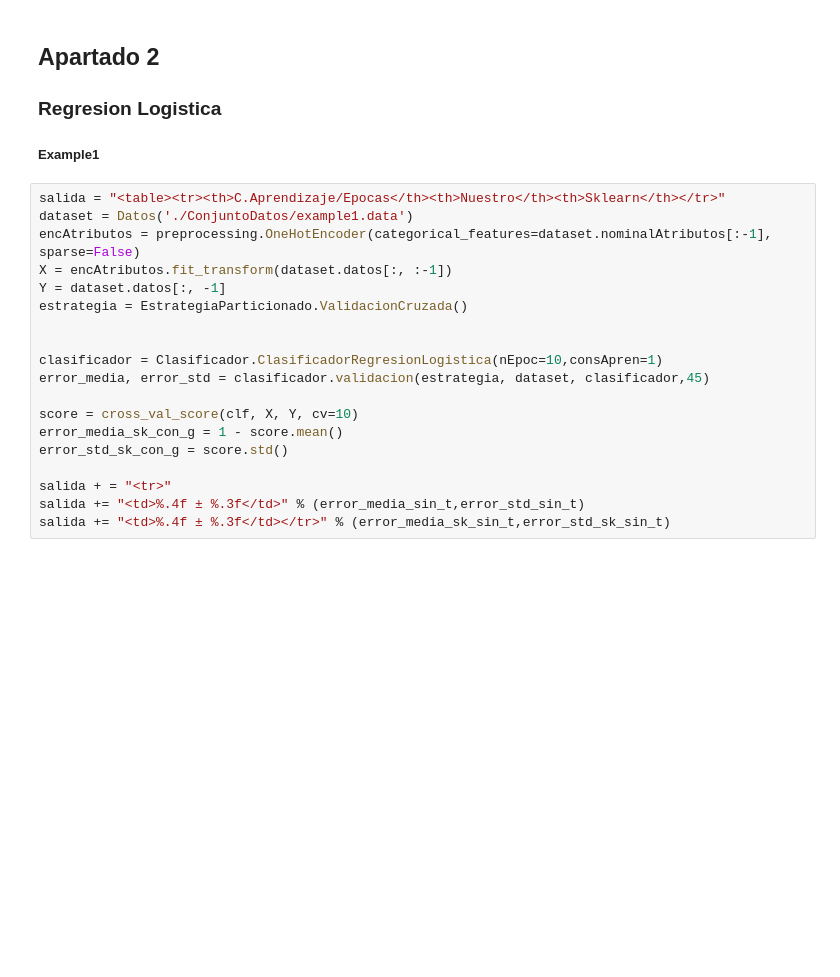
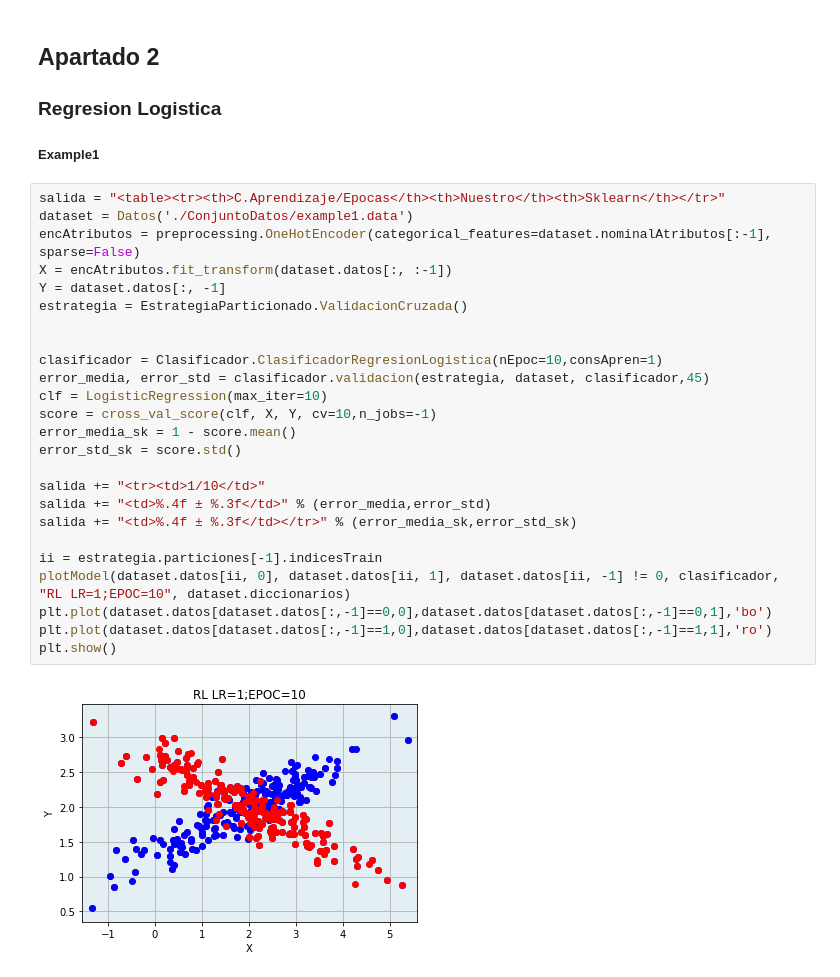
Before and after one commit to Yyandrakk/FAA_practicas, a Jupyter notebook: FAAP2_1461_10/notebook_p2.ipynb, the cells around one changed output. Drawn from its saved outputs; the diff is of its cells as text; blank space fills up the shorter version.

```diff
--- a/FAAP2_1461_10/notebook_p2.ipynb
+++ b/FAAP2_1461_10/notebook_p2.ipynb
@@ -29,19 +29,27 @@ Vamos a realizar un analisis de los algoritmos de clasificacion implementados, p
 # %%
 salida = "<table><tr><th>C.Aprendizaje/Epocas</th><th>Nuestro</th><th>Sklearn</th></tr>"
 dataset = Datos('./ConjuntoDatos/example1.data')
 encAtributos = preprocessing.OneHotEncoder(categorical_features=dataset.nominalAtributos[:-1], sparse=False)
 X = encAtributos.fit_transform(dataset.datos[:, :-1])
 Y = dataset.datos[:, -1]
 estrategia = EstrategiaParticionado.ValidacionCruzada()
 
 
 clasificador = Clasificador.ClasificadorRegresionLogistica(nEpoc=10,consApren=1)
 error_media, error_std = clasificador.validacion(estrategia, dataset, clasificador,45)
+clf = LogisticRegression(max_iter=10)
+score = cross_val_score(clf, X, Y, cv=10,n_jobs=-1)
+error_media_sk = 1 - score.mean()
+error_std_sk = score.std()
 
-score = cross_val_score(clf, X, Y, cv=10)
-error_media_sk_con_g = 1 - score.mean()
-error_std_sk_con_g = score.std()
+salida += "<tr><td>1/10</td>"
+salida += "<td>%.4f ± %.3f</td>" % (error_media,error_std)
+salida += "<td>%.4f ± %.3f</td></tr>" % (error_media_sk,error_std_sk)
 
-salida + = "<tr>"
-salida += "<td>%.4f ± %.3f</td>" % (error_media_sin_t,error_std_sin_t)
-salida += "<td>%.4f ± %.3f</td></tr>" % (error_media_sk_sin_t,error_std_sk_sin_t)
+ii = estrategia.particiones[-1].indicesTrain
+plotModel(dataset.datos[ii, 0], dataset.datos[ii, 1], dataset.datos[ii, -1] != 0, clasificador, "RL LR=1;EPOC=10", dataset.diccionarios)
+plt.plot(dataset.datos[dataset.datos[:,-1]==0,0],dataset.datos[dataset.datos[:,-1]==0,1],'bo')
+plt.plot(dataset.datos[dataset.datos[:,-1]==1,0],dataset.datos[dataset.datos[:,-1]==1,1],'ro')
+plt.show()
+# %% [output]
+[figure, added]
```
Also changed, not shown: parts of 10 cells of this notebook, 1 other file.
